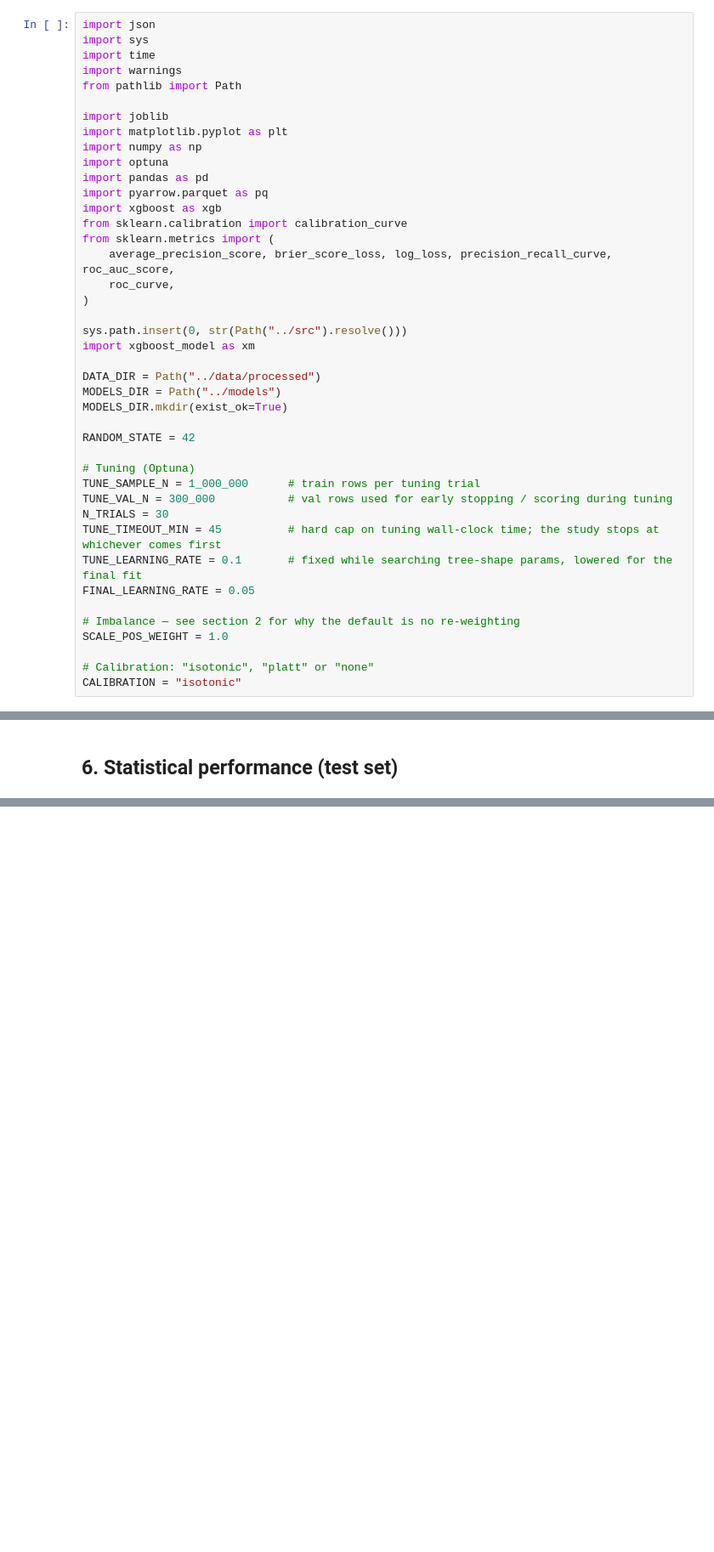
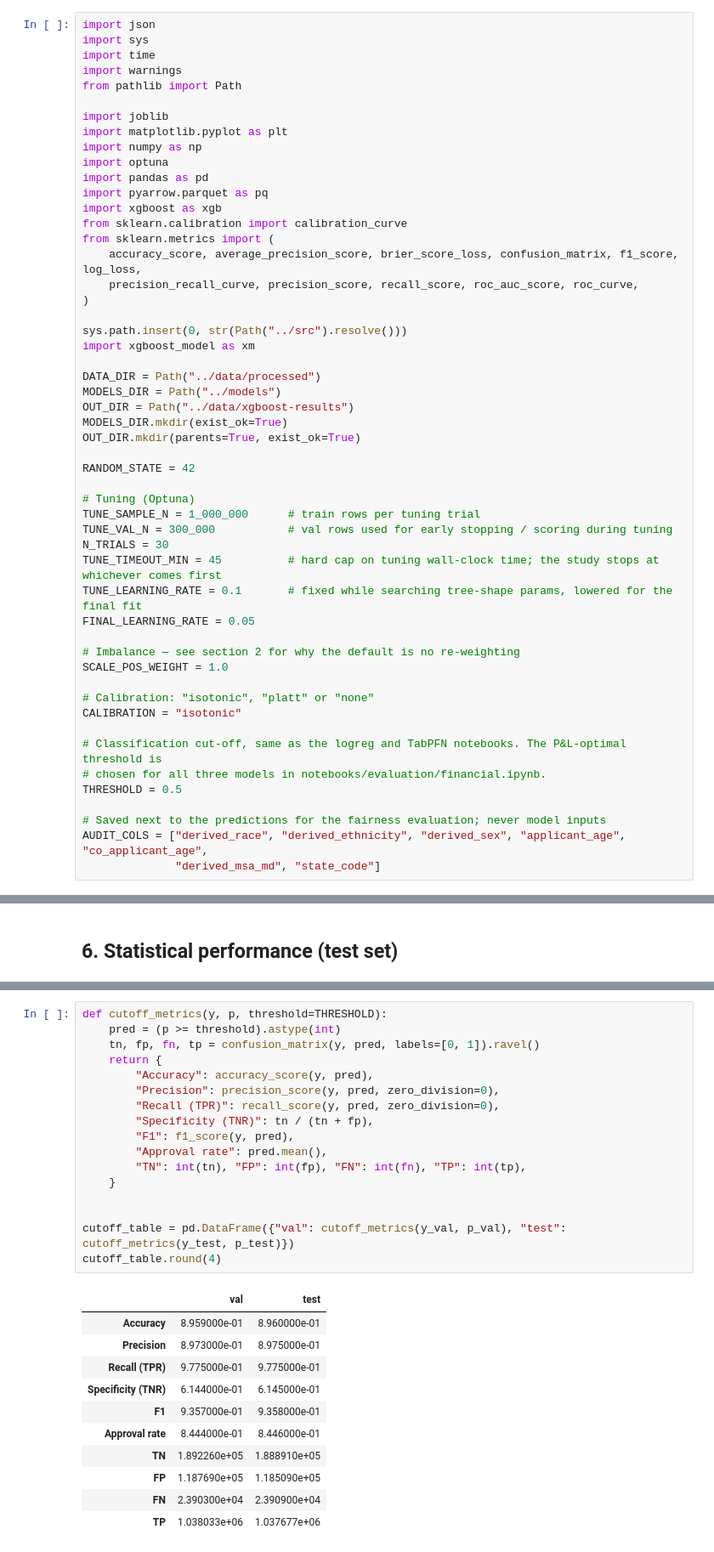
Before and after one commit to lugavt/US_morgage_acceptance, a Jupyter notebook: notebooks/xgboost_model.ipynb, the cells around one changed output, grey strips where cells are left out. Shown at 85% size. Saved outputs shown, nothing was run; the diff lists cells and outputs as text; blank space fills up the shorter version.

Commit message:
financial metrics

```diff
--- a/notebooks/xgboost_model.ipynb
+++ b/notebooks/xgboost_model.ipynb
@@ -43,8 +50,8 @@ import pyarrow.parquet as pq
 import xgboost as xgb
 from sklearn.calibration import calibration_curve
 from sklearn.metrics import (
-    average_precision_score, brier_score_loss, log_loss, precision_recall_curve, roc_auc_score,
-    roc_curve,
+    accuracy_score, average_precision_score, brier_score_loss, confusion_matrix, f1_score, log_loss,
+    precision_recall_curve, precision_score, recall_score, roc_auc_score, roc_curve,
 )
 
 sys.path.insert(0, str(Path("../src").resolve()))
@@ -52,7 +59,9 @@ import xgboost_model as xm
 
 DATA_DIR = Path("../data/processed")
 MODELS_DIR = Path("../models")
+OUT_DIR = Path("../data/xgboost-results")
 MODELS_DIR.mkdir(exist_ok=True)
+OUT_DIR.mkdir(parents=True, exist_ok=True)
 
 RANDOM_STATE = 42
 
@@ -69,6 +78,14 @@ SCALE_POS_WEIGHT = 1.0
 
 # Calibration: "isotonic", "platt" or "none"
 CALIBRATION = "isotonic"
+
+# Classification cut-off, same as the logreg and TabPFN notebooks. The P&L-optimal threshold is
+# chosen for all three models in notebooks/evaluation/financial.ipynb.
+THRESHOLD = 0.5
+
+# Saved next to the predictions for the fairness evaluation; never model inputs
+AUDIT_COLS = ["derived_race", "derived_ethnicity", "derived_sex", "applicant_age", "co_applicant_age",
+              "derived_msa_md", "state_code"]
 # %% [markdown]
 ## 1. Feature selection
 
@@ -470 +339,30 @@ XGBoost captures 44.2% of the oracle P&L on test
+# %%
+def cutoff_metrics(y, p, threshold=THRESHOLD):
+    pred = (p >= threshold).astype(int)
+    tn, fp, fn, tp = confusion_matrix(y, pred, labels=[0, 1]).ravel()
+    return {
+        "Accuracy": accuracy_score(y, pred),
+        "Precision": precision_score(y, pred, zero_division=0),
+        "Recall (TPR)": recall_score(y, pred, zero_division=0),
+        "Specificity (TNR)": tn / (tn + fp),
+        "F1": f1_score(y, pred),
+        "Approval rate": pred.mean(),
+        "TN": int(tn), "FP": int(fp), "FN": int(fn), "TP": int(tp),
+    }
+
+
+cutoff_table = pd.DataFrame({"val": cutoff_metrics(y_val, p_val), "test": cutoff_metrics(y_test, p_test)})
+cutoff_table.round(4)
+# %% [output]
+|  | val | test |
+| Accuracy | 8.959000e-01 | 8.960000e-01 |
+| Precision | 8.973000e-01 | 8.975000e-01 |
+| Recall (TPR) | 9.775000e-01 | 9.775000e-01 |
+| Specificity (TNR) | 6.144000e-01 | 6.145000e-01 |
+| F1 | 9.357000e-01 | 9.358000e-01 |
+| Approval rate | 8.444000e-01 | 8.446000e-01 |
+| TN | 1.892260e+05 | 1.888910e+05 |
+| FP | 1.187690e+05 | 1.185090e+05 |
+| FN | 2.390300e+04 | 2.390900e+04 |
+| TP | 1.038033e+06 | 1.037677e+06 |
 # %% [markdown]
```
Also changed, not shown: parts of 16 cells of this notebook, 5 other files.
